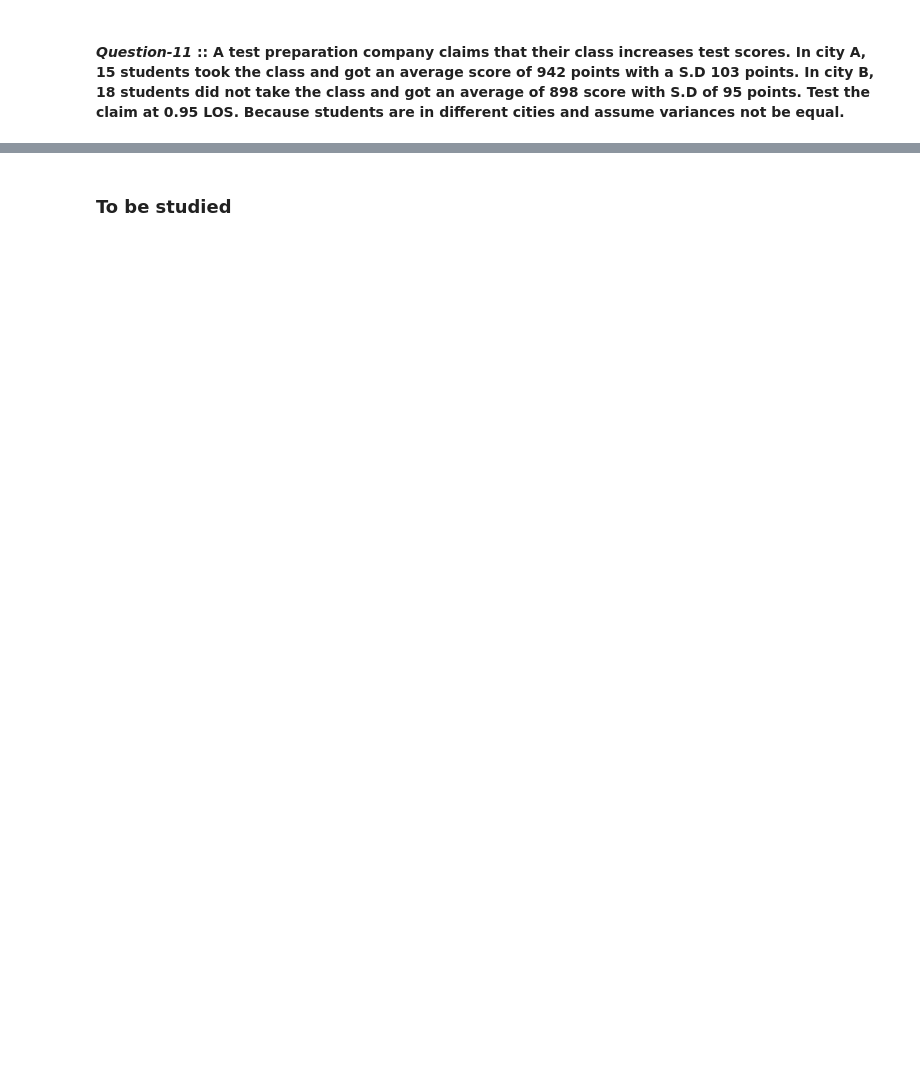
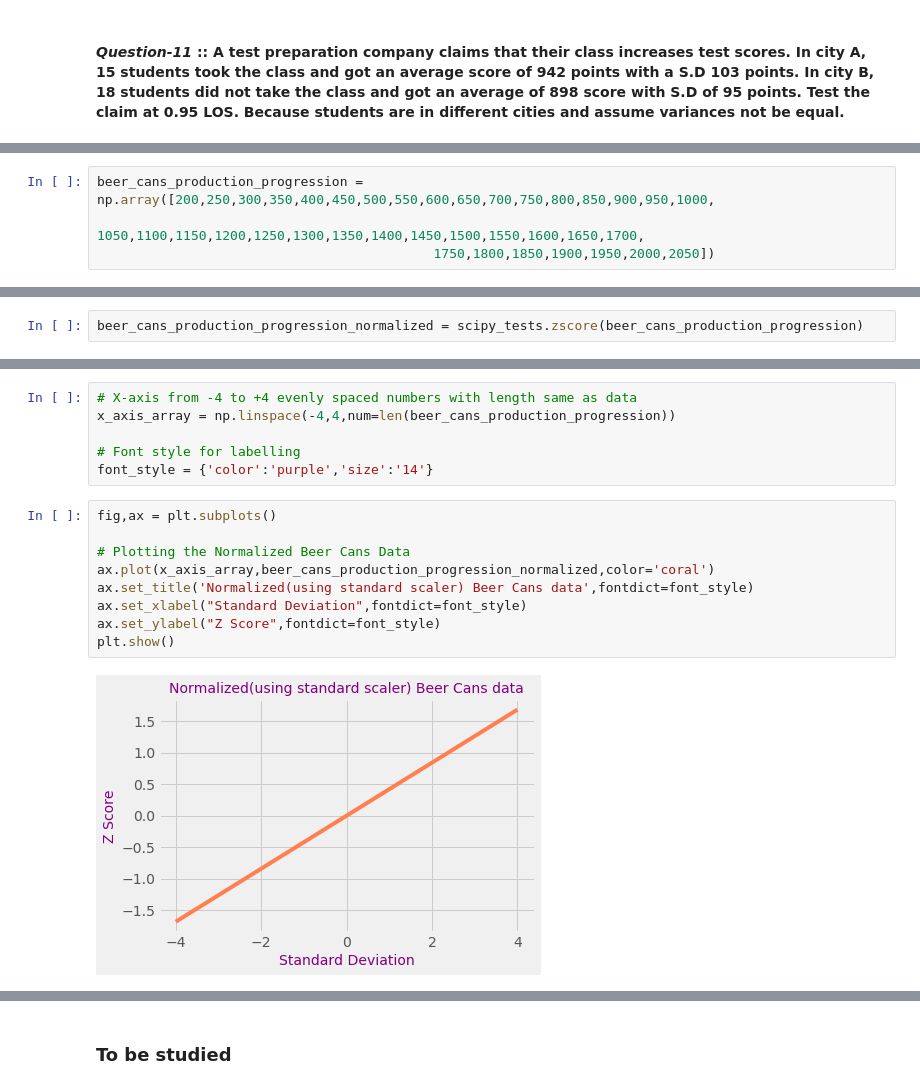
Before and after one commit to raj-shr-git/Statistical_testing_python, a Jupyter notebook: Stats_Practice.ipynb, the cells around one changed output, grey strips where cells are left out. Saved outputs shown, nothing was run; the diff lists cells and outputs as text; blank space fills up the shorter version.

```diff
--- a/Stats_Practice.ipynb
+++ b/Stats_Practice.ipynb
@@ -880,0 +1147,4 @@ Researcher claim is right. Thus, rejected the Null Hypothesis at False L.O.C and
+# %%
+beer_cans_production_progression = np.array([200,250,300,350,400,450,500,550,600,650,700,750,800,850,900,950,1000,
+                                           1050,1100,1150,1200,1250,1300,1350,1400,1450,1500,1550,1600,1650,1700,
+                                           1750,1800,1850,1900,1950,2000,2050])
@@ -880,0 +1157,2 @@ Researcher claim is right. Thus, rejected the Null Hypothesis at False L.O.C and
+# %%
+beer_cans_production_progression_normalized = scipy_tests.zscore(beer_cans_production_progression)
@@ -880,0 +1170,17 @@ Researcher claim is right. Thus, rejected the Null Hypothesis at False L.O.C and
+# %%
+# X-axis from -4 to +4 evenly spaced numbers with length same as data
+x_axis_array = np.linspace(-4,4,num=len(beer_cans_production_progression))
+
+# Font style for labelling
+font_style = {'color':'purple','size':'14'}
+# %%
+fig,ax = plt.subplots()
+
+# Plotting the Normalized Beer Cans Data
+ax.plot(x_axis_array,beer_cans_production_progression_normalized,color='coral')
+ax.set_title('Normalized(using standard scaler) Beer Cans data',fontdict=font_style)
+ax.set_xlabel("Standard Deviation",fontdict=font_style)
+ax.set_ylabel("Z Score",fontdict=font_style)
+plt.show()
+# %% [output]
+[figure, added]
```
Also changed, not shown: parts of 123 cells of this notebook, 3 other files.
